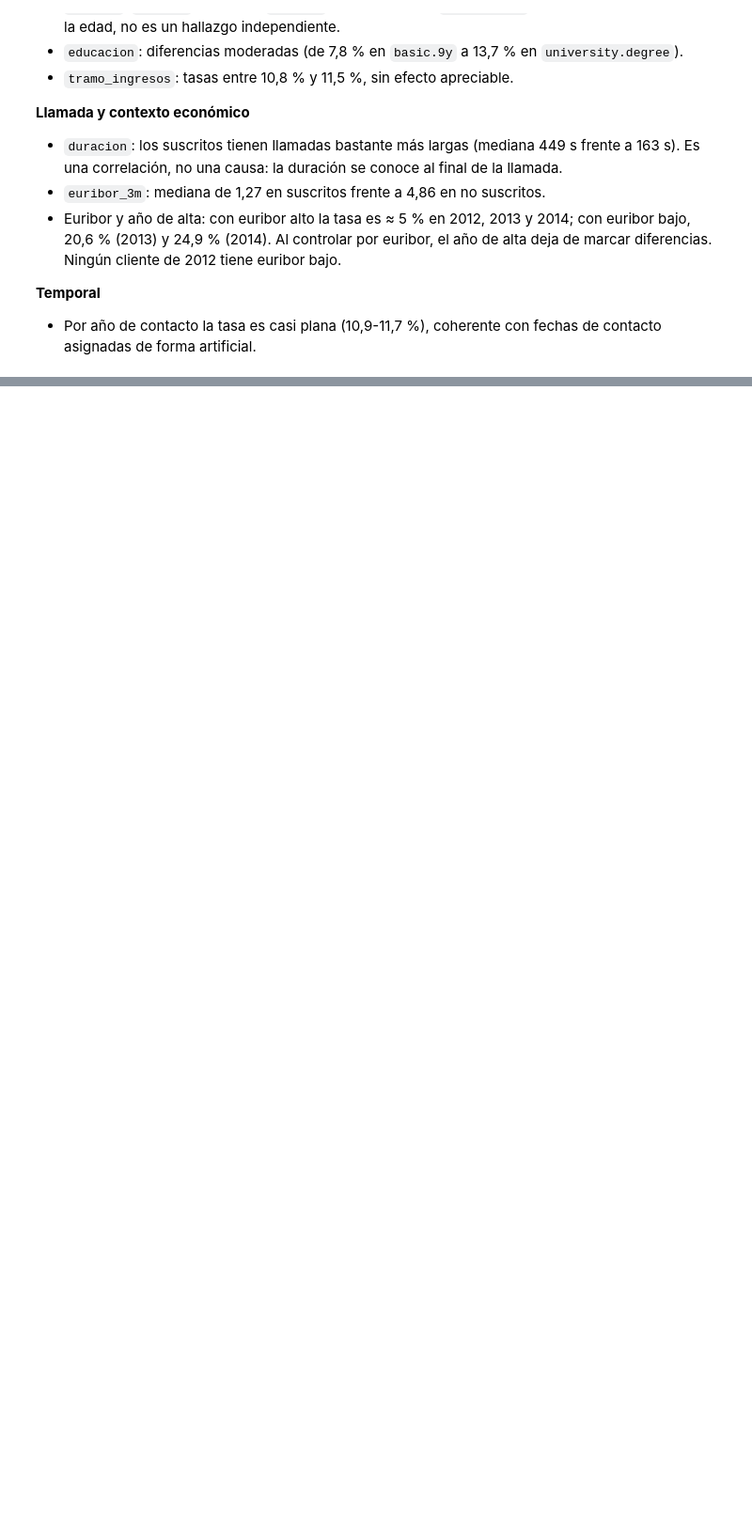
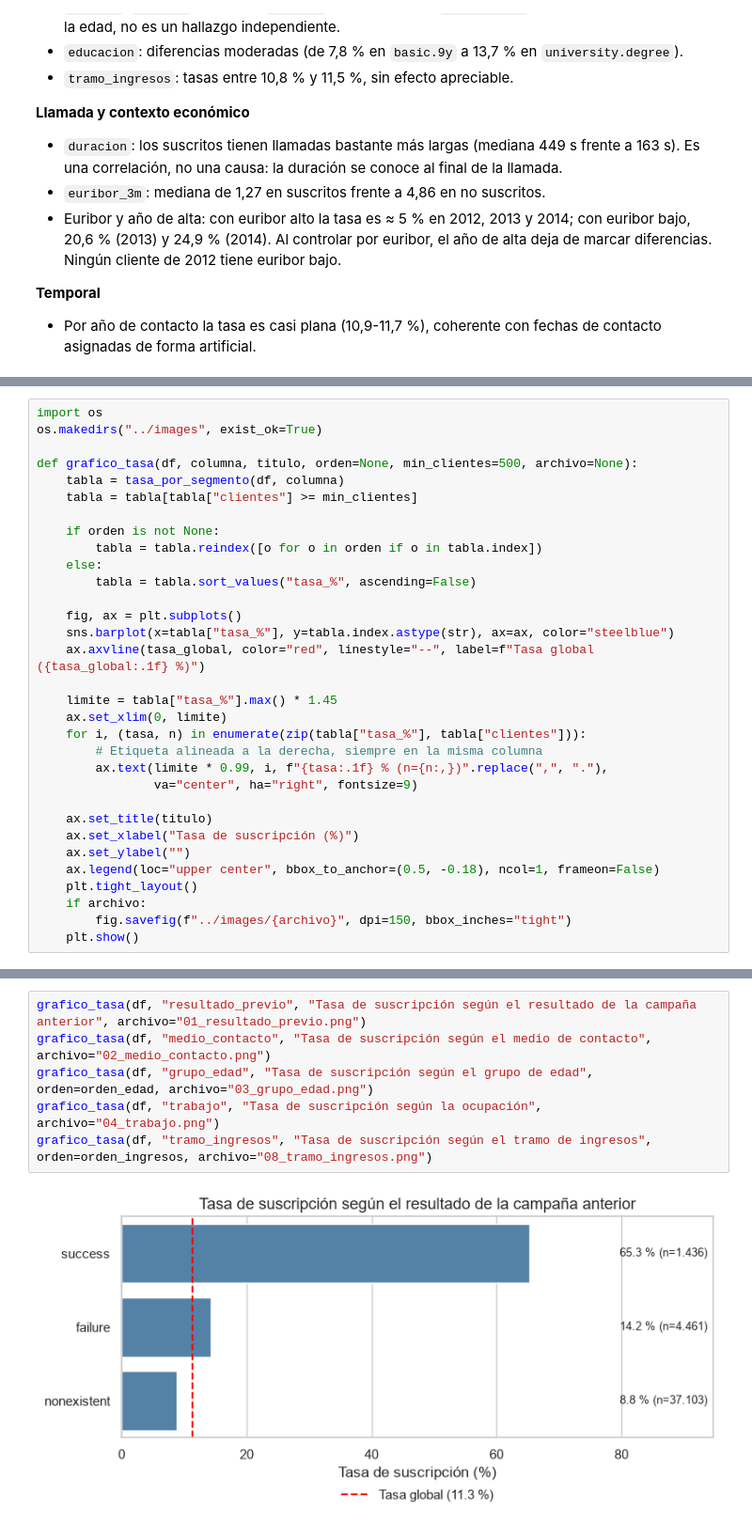
Before and after one commit to AntonioRojasBoquizo/00_da_p04_v01, a Jupyter notebook: notebooks/03_analisis_y_visualizacion.ipynb, the cells around one changed output, grey strips where cells are left out. Shown at 94% size. Saved outputs shown, nothing was run; the diff lists cells and outputs as text; blank space fills up the shorter version.

```diff
--- a/notebooks/03_analisis_y_visualizacion.ipynb
+++ b/notebooks/03_analisis_y_visualizacion.ipynb
@@ -899,0 +917,32 @@ plt.show()
+# %%
+import os
+os.makedirs("../images", exist_ok=True)
+
+def grafico_tasa(df, columna, titulo, orden=None, min_clientes=500, archivo=None):
+    tabla = tasa_por_segmento(df, columna)
+    tabla = tabla[tabla["clientes"] >= min_clientes]
+
+    if orden is not None:
+        tabla = tabla.reindex([o for o in orden if o in tabla.index])
+    else:
+        tabla = tabla.sort_values("tasa_%", ascending=False)
+
+    fig, ax = plt.subplots()
+    sns.barplot(x=tabla["tasa_%"], y=tabla.index.astype(str), ax=ax, color="steelblue")
+    ax.axvline(tasa_global, color="red", linestyle="--", label=f"Tasa global ({tasa_global:.1f} %)")
+
+    limite = tabla["tasa_%"].max() * 1.45
+    ax.set_xlim(0, limite)
+    for i, (tasa, n) in enumerate(zip(tabla["tasa_%"], tabla["clientes"])):
+        # Etiqueta alineada a la derecha, siempre en la misma columna
+        ax.text(limite * 0.99, i, f"{tasa:.1f} % (n={n:,})".replace(",", "."),
+                va="center", ha="right", fontsize=9)
+
+    ax.set_title(titulo)
+    ax.set_xlabel("Tasa de suscripción (%)")
+    ax.set_ylabel("")
+    ax.legend(loc="upper center", bbox_to_anchor=(0.5, -0.18), ncol=1, frameon=False)
+    plt.tight_layout()
+    if archivo:
+        fig.savefig(f"../images/{archivo}", dpi=150, bbox_inches="tight")
+    plt.show()
@@ -899,0 +975,8 @@ plt.show()
+# %%
+grafico_tasa(df, "resultado_previo", "Tasa de suscripción según el resultado de la campaña anterior", archivo="01_resultado_previo.png")
+grafico_tasa(df, "medio_contacto", "Tasa de suscripción según el medio de contacto", archivo="02_medio_contacto.png")
+grafico_tasa(df, "grupo_edad", "Tasa de suscripción según el grupo de edad", orden=orden_edad, archivo="03_grupo_edad.png")
+grafico_tasa(df, "trabajo", "Tasa de suscripción según la ocupación", archivo="04_trabajo.png")
+grafico_tasa(df, "tramo_ingresos", "Tasa de suscripción según el tramo de ingresos", orden=orden_ingresos, archivo="08_tramo_ingresos.png")
+# %% [output]
+[figure, added]
```
Also changed, not shown: parts of 10 cells of this notebook, 9 other files.
